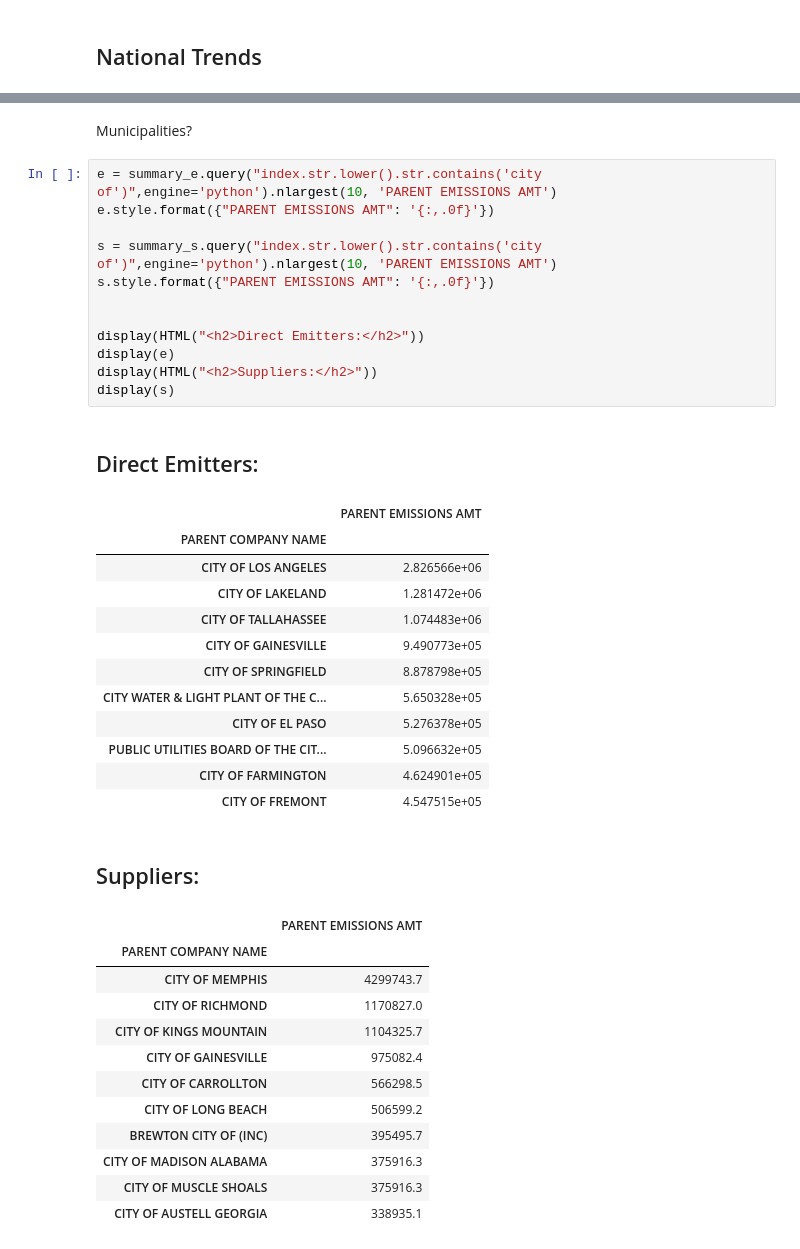
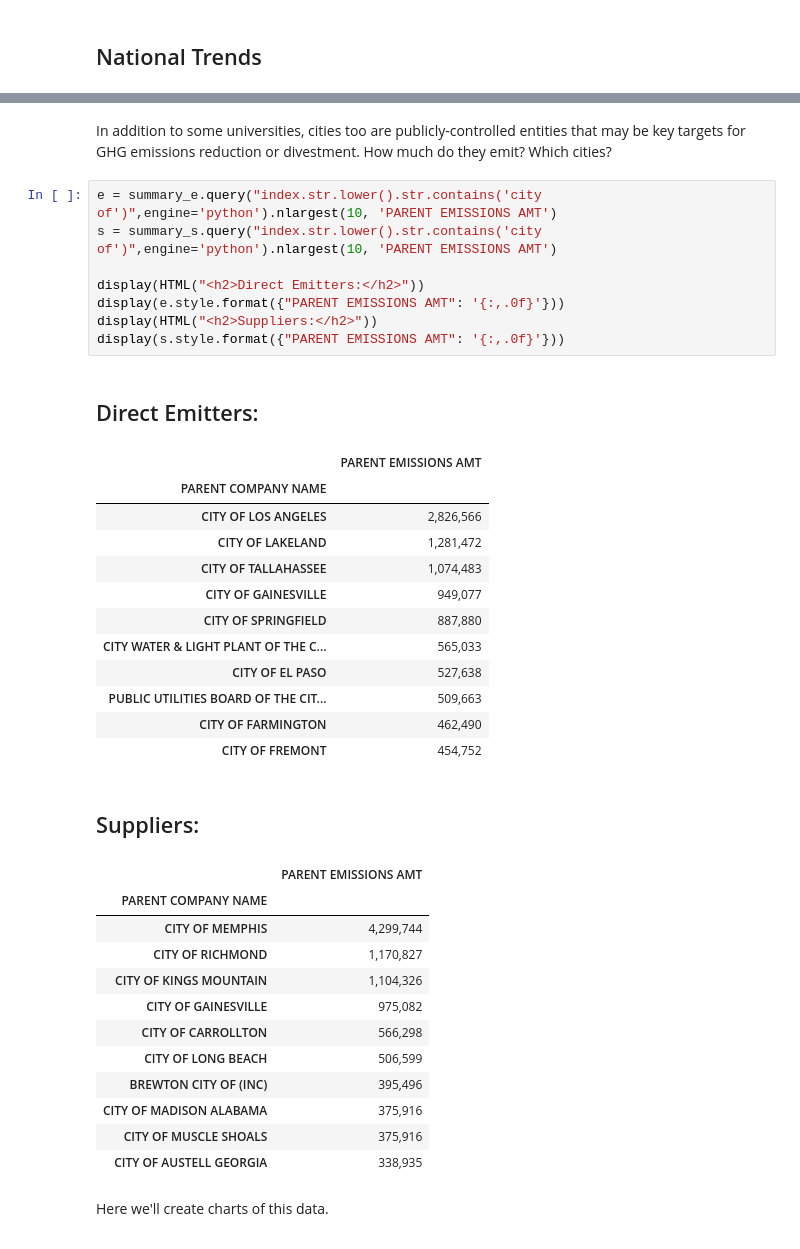
Before and after one commit to edgi-govdata-archiving/ECHO-GHG, a Jupyter notebook: ECHO_GHG.ipynb, the cells around one changed output, grey strips where cells are left out. Cells and saved outputs as stored; diff of their text form.

```diff
--- a/ECHO_GHG.ipynb
+++ b/ECHO_GHG.ipynb
@@ -516,44 +514,42 @@ plt.show()
-# %% [markdown]
-Municipalities?
+# %% [markdown]
+In addition to some universities, cities too are publicly-controlled entities that may be key targets for GHG emissions reduction or divestment. How much do they emit? Which cities?
 # %%
 e = summary_e.query("index.str.lower().str.contains('city of')",engine='python').nlargest(10, 'PARENT EMISSIONS AMT')
-e.style.format({"PARENT EMISSIONS AMT": '{:,.0f}'})
-
 s = summary_s.query("index.str.lower().str.contains('city of')",engine='python').nlargest(10, 'PARENT EMISSIONS AMT')
-s.style.format({"PARENT EMISSIONS AMT": '{:,.0f}'})
-
 
 display(HTML("<h2>Direct Emitters:</h2>"))
-display(e)
+display(e.style.format({"PARENT EMISSIONS AMT": '{:,.0f}'}))
 display(HTML("<h2>Suppliers:</h2>"))
-display(s)
+display(s.style.format({"PARENT EMISSIONS AMT": '{:,.0f}'}))
 # %% [output]
 Direct Emitters:
 |  | PARENT EMISSIONS AMT |
 | PARENT COMPANY NAME |  |
-| CITY OF LOS ANGELES | 2.826566e+06 |
-| CITY OF LAKELAND | 1.281472e+06 |
-| CITY OF TALLAHASSEE | 1.074483e+06 |
-| CITY OF GAINESVILLE | 9.490773e+05 |
-| CITY OF SPRINGFIELD | 8.878798e+05 |
-| CITY WATER & LIGHT PLANT OF THE C... | 5.650328e+05 |
-| CITY OF EL PASO | 5.276378e+05 |
-| PUBLIC UTILITIES BOARD OF THE CIT... | 5.096632e+05 |
-| CITY OF FARMINGTON | 4.624901e+05 |
-| CITY OF FREMONT | 4.547515e+05 |
+| CITY OF LOS ANGELES | 2,826,566 |
+| CITY OF LAKELAND | 1,281,472 |
+| CITY OF TALLAHASSEE | 1,074,483 |
+| CITY OF GAINESVILLE | 949,077 |
+| CITY OF SPRINGFIELD | 887,880 |
+| CITY WATER & LIGHT PLANT OF THE C... | 565,033 |
+| CITY OF EL PASO | 527,638 |
+| PUBLIC UTILITIES BOARD OF THE CIT... | 509,663 |
+| CITY OF FARMINGTON | 462,490 |
+| CITY OF FREMONT | 454,752 |
 Suppliers:
 |  | PARENT EMISSIONS AMT |
 | PARENT COMPANY NAME |  |
-| CITY OF MEMPHIS | 4299743.7 |
-| CITY OF RICHMOND | 1170827.0 |
-| CITY OF KINGS MOUNTAIN | 1104325.7 |
-| CITY OF GAINESVILLE | 975082.4 |
-| CITY OF CARROLLTON | 566298.5 |
-| CITY OF LONG BEACH | 506599.2 |
-| BREWTON CITY OF (INC) | 395495.7 |
-| CITY OF MADISON ALABAMA | 375916.3 |
-| CITY OF MUSCLE SHOALS | 375916.3 |
-| CITY OF AUSTELL GEORGIA | 338935.1 |
+| CITY OF MEMPHIS | 4,299,744 |
+| CITY OF RICHMOND | 1,170,827 |
+| CITY OF KINGS MOUNTAIN | 1,104,326 |
+| CITY OF GAINESVILLE | 975,082 |
+| CITY OF CARROLLTON | 566,298 |
+| CITY OF LONG BEACH | 506,599 |
+| BREWTON CITY OF (INC) | 395,496 |
+| CITY OF MADISON ALABAMA | 375,916 |
+| CITY OF MUSCLE SHOALS | 375,916 |
+| CITY OF AUSTELL GEORGIA | 338,935 |
+# %% [markdown]
+Here we'll create charts of this data.
 # %%
 fig, ax = plt.subplots()
 ax.barh(np.arange(e.shape[0]), e["PARENT EMISSIONS AMT"])
```
Also changed, not shown: parts of 24 cells of this notebook.
